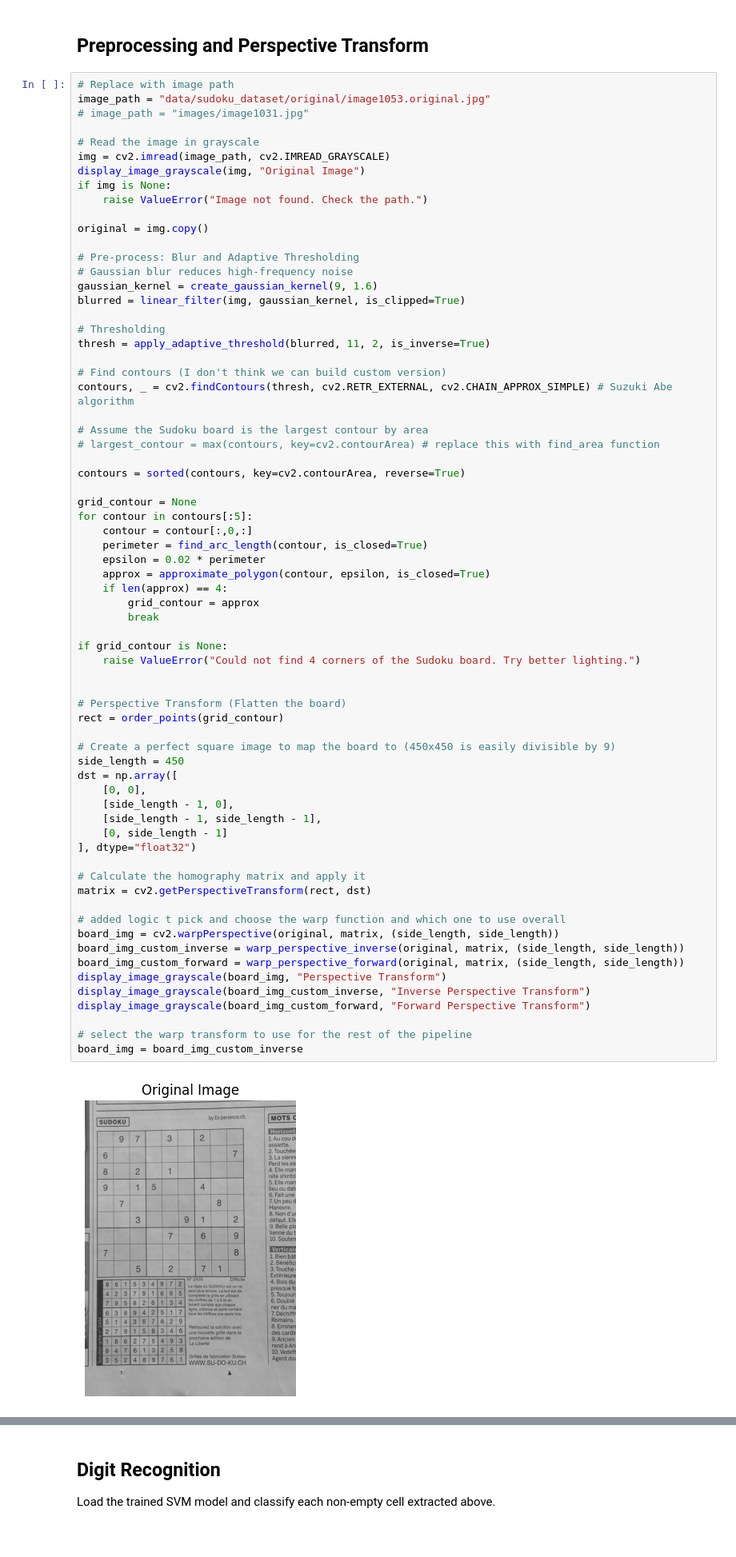
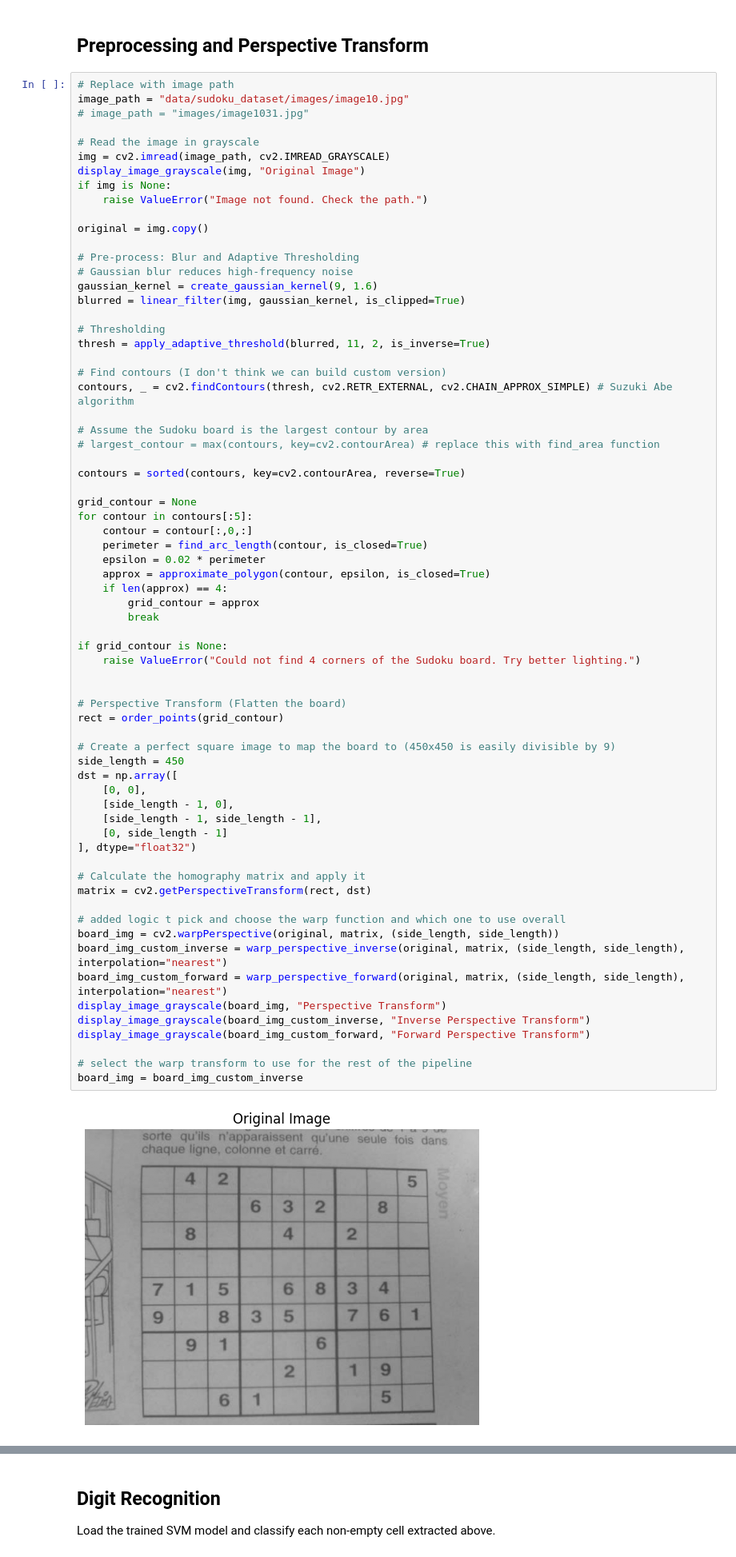
Before and after one commit to eddie-an/Optical-Sudoku-Solver, a Jupyter notebook: Image_Processing.ipynb, the cells around one changed output, grey strips where cells are left out. Shown at 80% size. Drawn from its saved outputs; the diff is of its cells as text.

```diff
--- a/Image_Processing.ipynb
+++ b/Image_Processing.ipynb
@@ -73,7 +73,7 @@ TypeError: perform_global_threshold() missing 1 required positional argument: 'i
 ## Preprocessing and Perspective Transform
 # %%
 # Replace with image path
-image_path = "data/sudoku_dataset/original/image1053.original.jpg"
+image_path = "data/sudoku_dataset/images/image10.jpg"
 # image_path = "images/image1031.jpg"
 
 # Read the image in grayscale
@@ -111,33 +111,33 @@ for contour in contours[:5]:
         break
 
 if grid_contour is None:
     raise ValueError("Could not find 4 corners of the Sudoku board. Try better lighting.")
 
 
 # Perspective Transform (Flatten the board)
 rect = order_points(grid_contour)
 
 # Create a perfect square image to map the board to (450x450 is easily divisible by 9)
 side_length = 450
 dst = np.array([
     [0, 0],
     [side_length - 1, 0],
     [side_length - 1, side_length - 1],
     [0, side_length - 1]
 ], dtype="float32")
 
 # Calculate the homography matrix and apply it
 matrix = cv2.getPerspectiveTransform(rect, dst)
 
 # added logic t pick and choose the warp function and which one to use overall
 board_img = cv2.warpPerspective(original, matrix, (side_length, side_length))
-board_img_custom_inverse = warp_perspective_inverse(original, matrix, (side_length, side_length))
-board_img_custom_forward = warp_perspective_forward(original, matrix, (side_length, side_length))
+board_img_custom_inverse = warp_perspective_inverse(original, matrix, (side_length, side_length), interpolation="nearest")
+board_img_custom_forward = warp_perspective_forward(original, matrix, (side_length, side_length), interpolation="nearest")
 display_image_grayscale(board_img, "Perspective Transform")
 display_image_grayscale(board_img_custom_inverse, "Inverse Perspective Transform")
 display_image_grayscale(board_img_custom_forward, "Forward Perspective Transform")
 
 # select the warp transform to use for the rest of the pipeline
 board_img = board_img_custom_inverse
 # %% [output]
-[figure, old version]
+[figure, new version]
```
Also changed, not shown: parts of 1 cell of this notebook, 6 other files.
